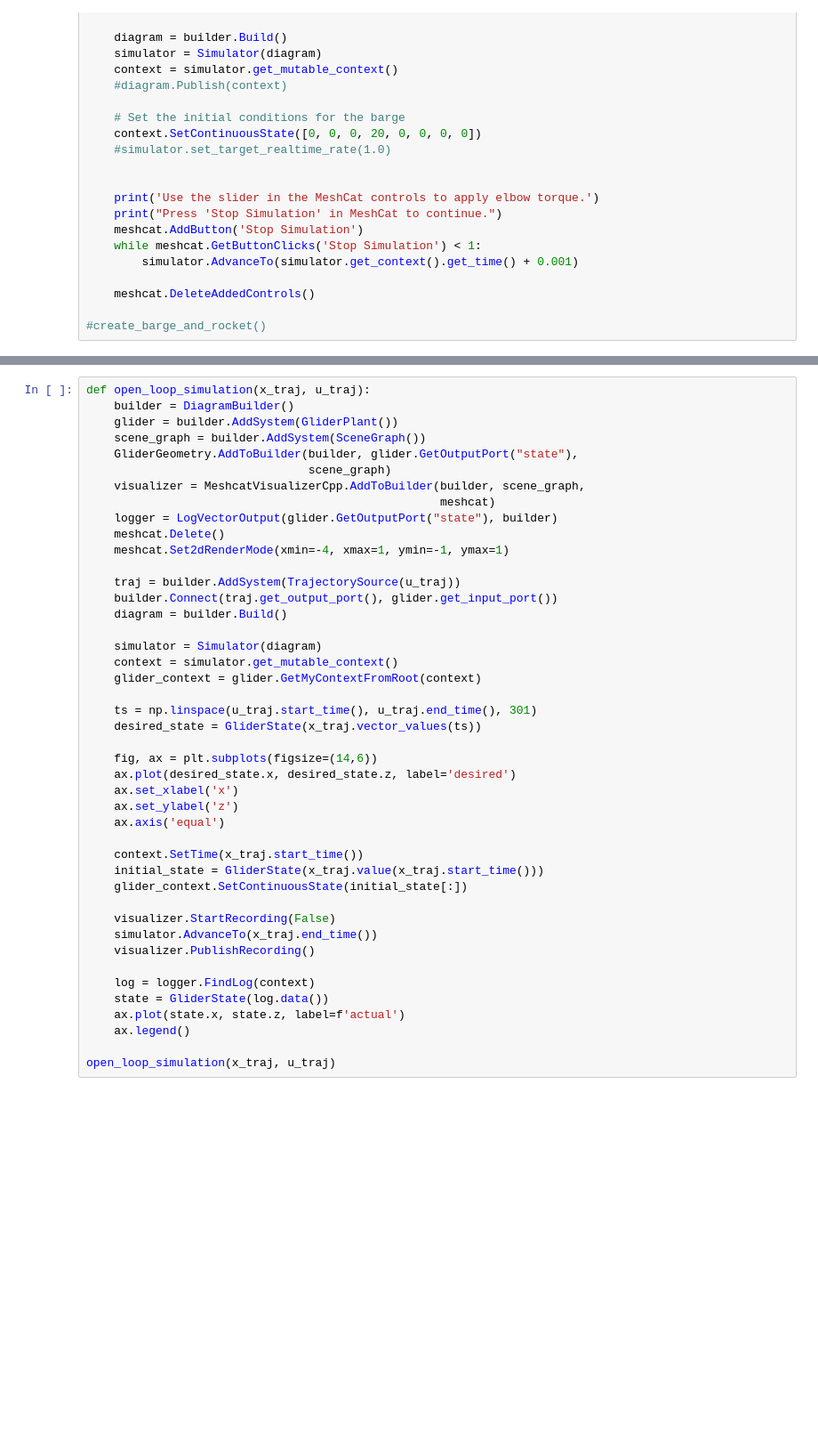
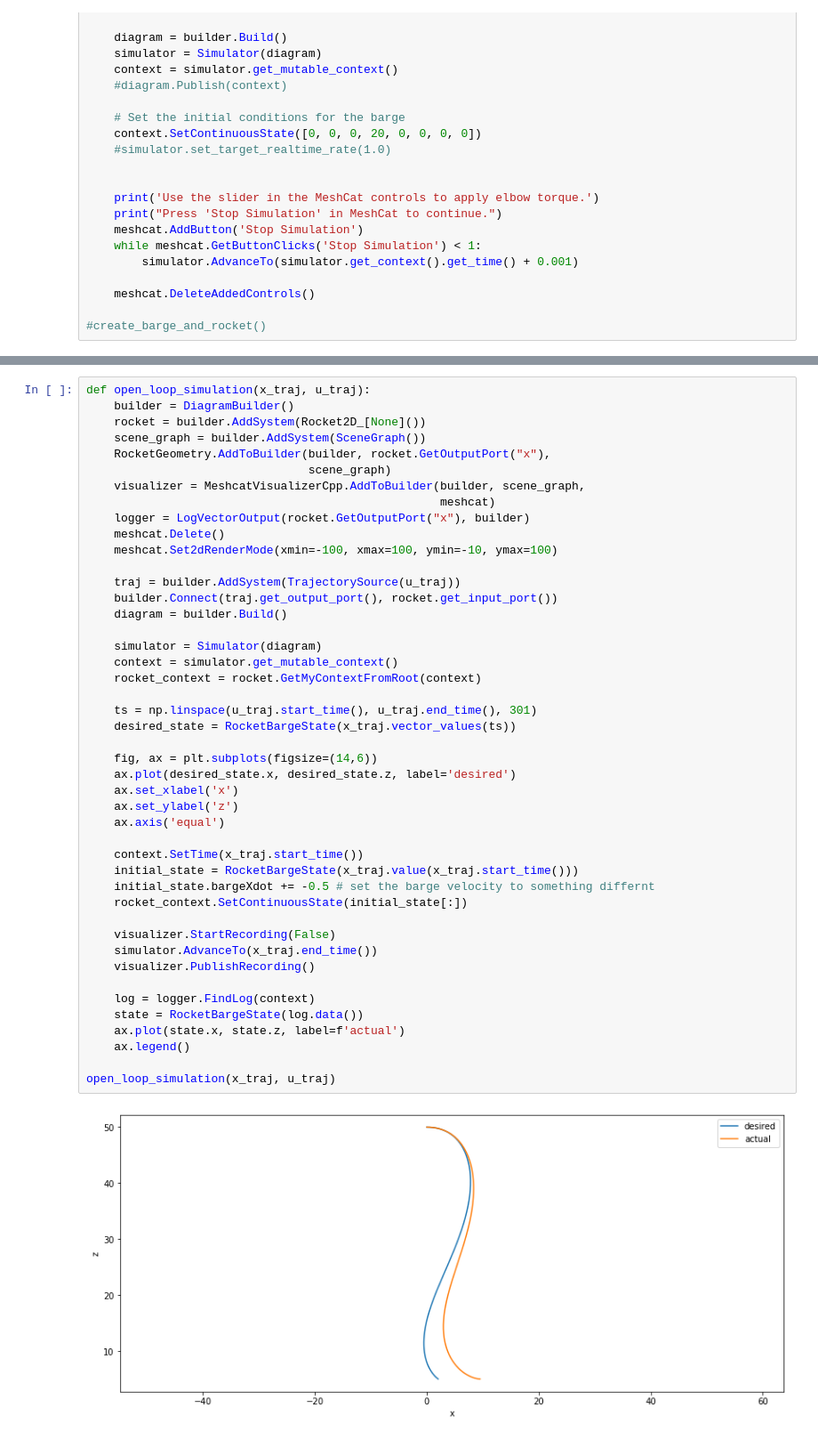
Before and after one commit to decastrol/rocket-lander, a Jupyter notebook: notebook.ipynb, the cells around one changed output, grey strips where cells are left out. Shown at 89% size. Cells and saved outputs as stored; diff of their text form; blank space fills up the shorter version.

```diff
--- a/notebook.ipynb
+++ b/notebook.ipynb
@@ -592,44 +479,47 @@ total torque:  1.526699219684714
 # %%
 def open_loop_simulation(x_traj, u_traj):
     builder = DiagramBuilder()
-    glider = builder.AddSystem(GliderPlant())
+    rocket = builder.AddSystem(Rocket2D_[None]())
     scene_graph = builder.AddSystem(SceneGraph())
-    GliderGeometry.AddToBuilder(builder, glider.GetOutputPort("state"),
+    RocketGeometry.AddToBuilder(builder, rocket.GetOutputPort("x"),
                                 scene_graph)
     visualizer = MeshcatVisualizerCpp.AddToBuilder(builder, scene_graph,
                                                    meshcat)
-    logger = LogVectorOutput(glider.GetOutputPort("state"), builder)
+    logger = LogVectorOutput(rocket.GetOutputPort("x"), builder)
     meshcat.Delete()
-    meshcat.Set2dRenderMode(xmin=-4, xmax=1, ymin=-1, ymax=1)
+    meshcat.Set2dRenderMode(xmin=-100, xmax=100, ymin=-10, ymax=100)
 
     traj = builder.AddSystem(TrajectorySource(u_traj))
-    builder.Connect(traj.get_output_port(), glider.get_input_port())
+    builder.Connect(traj.get_output_port(), rocket.get_input_port())
     diagram = builder.Build()
 
     simulator = Simulator(diagram)
     context = simulator.get_mutable_context()
-    glider_context = glider.GetMyContextFromRoot(context)
+    rocket_context = rocket.GetMyContextFromRoot(context)
 
     ts = np.linspace(u_traj.start_time(), u_traj.end_time(), 301)
-    desired_state = GliderState(x_traj.vector_values(ts))
+    desired_state = RocketBargeState(x_traj.vector_values(ts))
 
     fig, ax = plt.subplots(figsize=(14,6))
     ax.plot(desired_state.x, desired_state.z, label='desired')
     ax.set_xlabel('x')
     ax.set_ylabel('z')
     ax.axis('equal')
 
     context.SetTime(x_traj.start_time())
-    initial_state = GliderState(x_traj.value(x_traj.start_time()))
-    glider_context.SetContinuousState(initial_state[:])
+    initial_state = RocketBargeState(x_traj.value(x_traj.start_time()))
+    initial_state.bargeXdot += -0.5 # set the barge velocity to something differnt
+    rocket_context.SetContinuousState(initial_state[:])
 
     visualizer.StartRecording(False)
     simulator.AdvanceTo(x_traj.end_time())
     visualizer.PublishRecording()
 
     log = logger.FindLog(context)
-    state = GliderState(log.data())
+    state = RocketBargeState(log.data())
     ax.plot(state.x, state.z, label=f'actual')
     ax.legend()
 
 open_loop_simulation(x_traj, u_traj)
+# %% [output]
+[figure, added]
```
Also changed, not shown: parts of 16 cells of this notebook.
